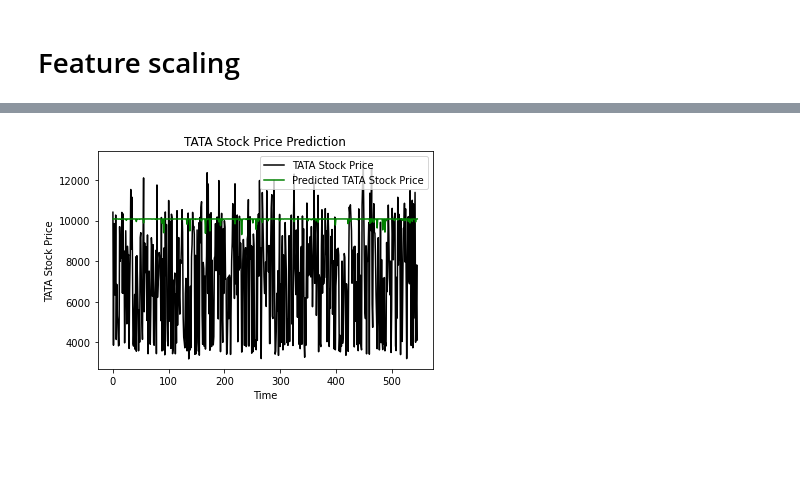
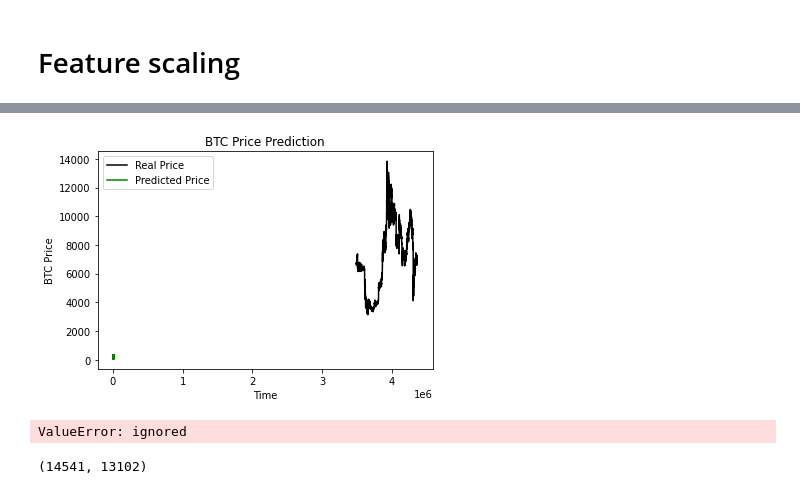
Before and after one commit to atsushii/CryptoCurrencyPortfoilo, a Jupyter notebook: CryptoCurrencyPricePredict.ipynb, the cells around one changed output, grey strips where cells are left out. Saved outputs shown, nothing was run; the diff lists cells and outputs as text; code cells hidden in the pictures; blank space fills up the shorter version.

Commit message:
Train model

```diff
--- a/CryptoCurrencyPricePredict.ipynb
+++ b/CryptoCurrencyPricePredict.ipynb
@@ -237,7 +268,7 @@ def build_dataset(dataset):
   target_data = []
   prev_days = deque(maxlen=TIMESTEP)
 
-  for i in dataset:
+  for i in tqdm.tqdm(dataset):
     prev_days.append([x for x in i[:-1]])
 
     if len(prev_days) == TIMESTEP:
@@ -255,5 +286,6 @@ def build_dataset(dataset):
   return np.array(x), np.array(y)
 # %%
 X_train, Y_train = build_dataset(X_train)
-X_test, Y_test = build_dataset(test.values)
+X_test, Y_test = build_dataset(X_test)
+X_val, Y_val = build_dataset(X_val)
 # %%
@@ -325,5 +353,5 @@ model.add(Dense(units=1))
 
 model.compile(optimizer=optimizer, loss=loss_function, metrics=['mae'])
 
-model.fit(X_train, Y_train, epochs=epoch, batch_size=batch_size, validation_split=0.2, verbose=1, callbacks=[early_stop, tensorboard_callback])
+model.fit(X_train, Y_train, epochs=epoch, batch_size=batch_size, validation_data=(X_val, Y_val), verbose=1, callbacks=[early_stop, tensorboard_callback])
 # %% [output]
@@ -347,21 +378,17 @@ Epoch 12/100
 <tensorflow.python.keras.callbacks.History at 0x...>
 # %%
-inputs = test.values
-
-# for transform
-X_test, Y_test = build_dataset(inputs)
 predicted_price = model.predict(X_test)
 
-trainPredict_dataset_like = np.zeros(shape=(len(predicted_price), 11))
+trainPredict_dataset_like = np.zeros(shape=(len(predicted_price), 5))
 trainPredict_dataset_like[:,0] = predicted_price[:,0]
 predicted_price = sc.inverse_transform(trainPredict_dataset_like)[:, 0]
 # %%
-plt.plot(Y_test, color = 'black', label = 'TATA Stock Price')
-plt.plot(predicted_price, color = 'green', label = 'Predicted TATA Stock Price')
-plt.title('TATA Stock Price Prediction')
+plt.plot(real_price, color = 'black', label = 'Real Price')
+plt.plot(predicted_price, color = 'green', label = 'Predicted Price')
+plt.title('BTC Price Prediction')
 plt.xlabel('Time')
-plt.ylabel('TATA Stock Price')
+plt.ylabel('BTC Price')
 plt.legend()
 plt.show()
 # %% [output]
-[figure, old version]
+[figure, new version]
@@ -367,0 +397,15 @@ plt.show()
+# %%
+x = x.reshape(-1,1)
+x = sc.transform(x)
+
+predicted_price = model.predict(x)
+
+trainPredict_dataset_like = np.zeros(shape=(len(predicted_price), 11))
+trainPredict_dataset_like[:,0] = predicted_price[:,0]
+predicted_price = sc.inverse_transform(trainPredict_dataset_like)[:, 0]
+# %% [output]
+ValueError: ignored
+# %%
+len(real_price), len(predicted_price)
+# %% [output]
+(14541, 13102)
```
Also changed, not shown: parts of 19 cells of this notebook.
